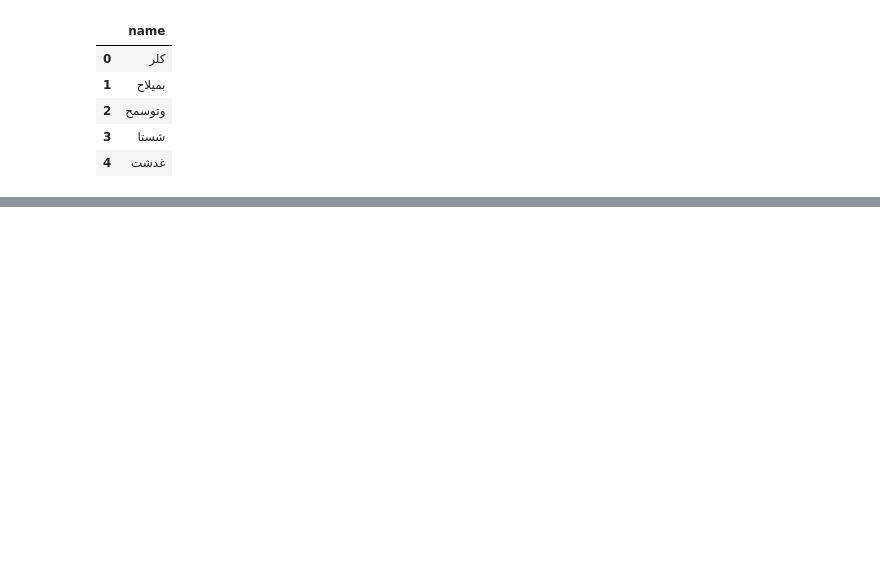
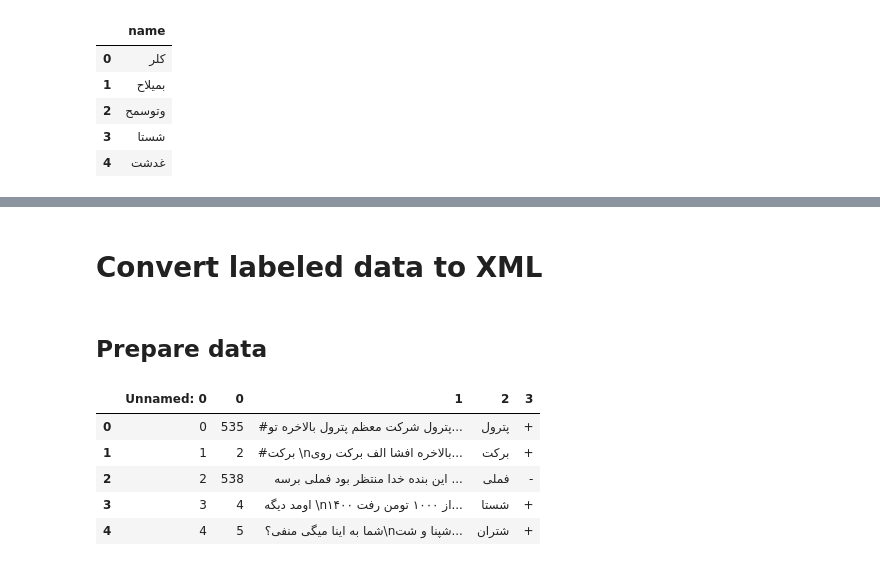
Before and after one commit to HLTT14/social-media-sentiment-analysis-for-stocks, a Jupyter notebook: social_media_sentiment_analysis_for_stocks.ipynb, the cells around one changed output, grey strips where cells are left out. Saved outputs shown, nothing was run; the diff lists cells and outputs as text; code cells hidden in the pictures; blank space fills up the shorter version.

```diff
--- a/social_media_sentiment_analysis_for_stocks.ipynb
+++ b/social_media_sentiment_analysis_for_stocks.ipynb
@@ -39,0 +252,4 @@ stocks_df.head()
+# %% [markdown]
+# Convert labeled data to XML
+# %% [markdown]
+## Prepare data
@@ -39,0 +258,10 @@ stocks_df.head()
+# %%
+df = pd.read_excel('/content/concat_v1.xlsx')
+df.head()
+# %% [output]
+|  | Unnamed: 0 | 0 | 1 | 2 | 3 |
+| 0 | 0 | 535 | #پترول شرکت معظم پترول بالاخره تو... | پترول | + |
+| 1 | 1 | 2 | #برکت \nبالاخره افشا الف برکت روی... | برکت | + |
+| 2 | 2 | 538 | این بنده خدا منتظر بود فملی برسه ... | فملی | - |
+| 3 | 3 | 4 | اومد دیگه \nاز ۱۰۰۰ تومن رفت ۱۴۰۰... | شستا | + |
+| 4 | 4 | 5 | شما به اینا میگی منفی؟\nشپنا و شت... | شتران | + |
```
Also changed, not shown: parts of 38 cells of this notebook.
